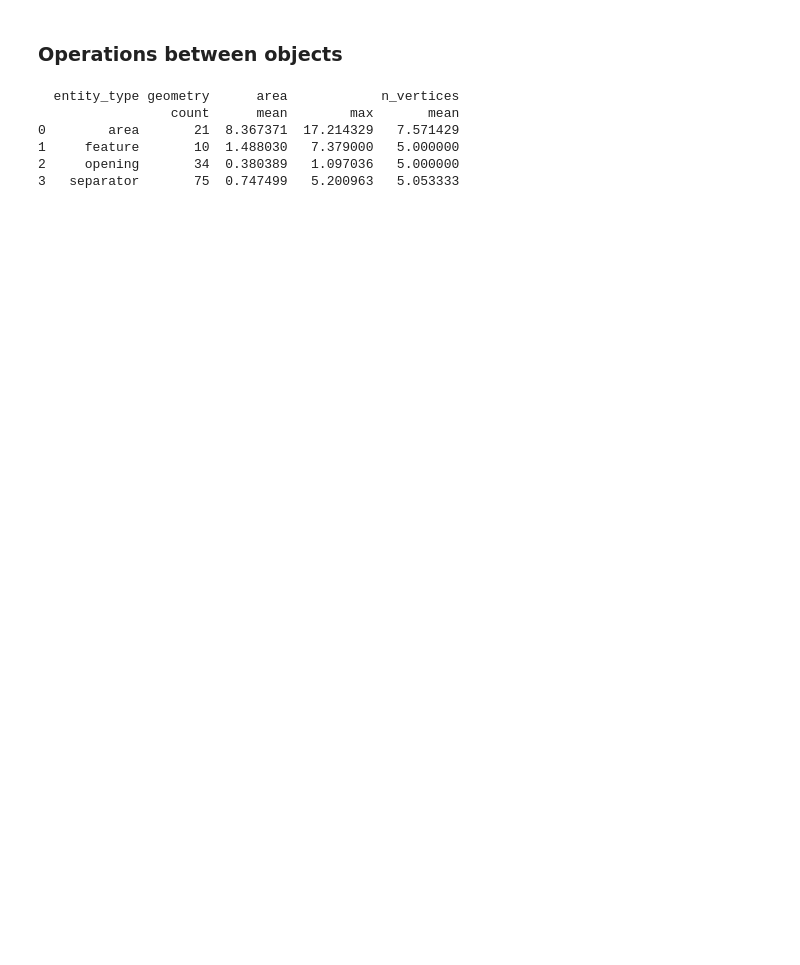
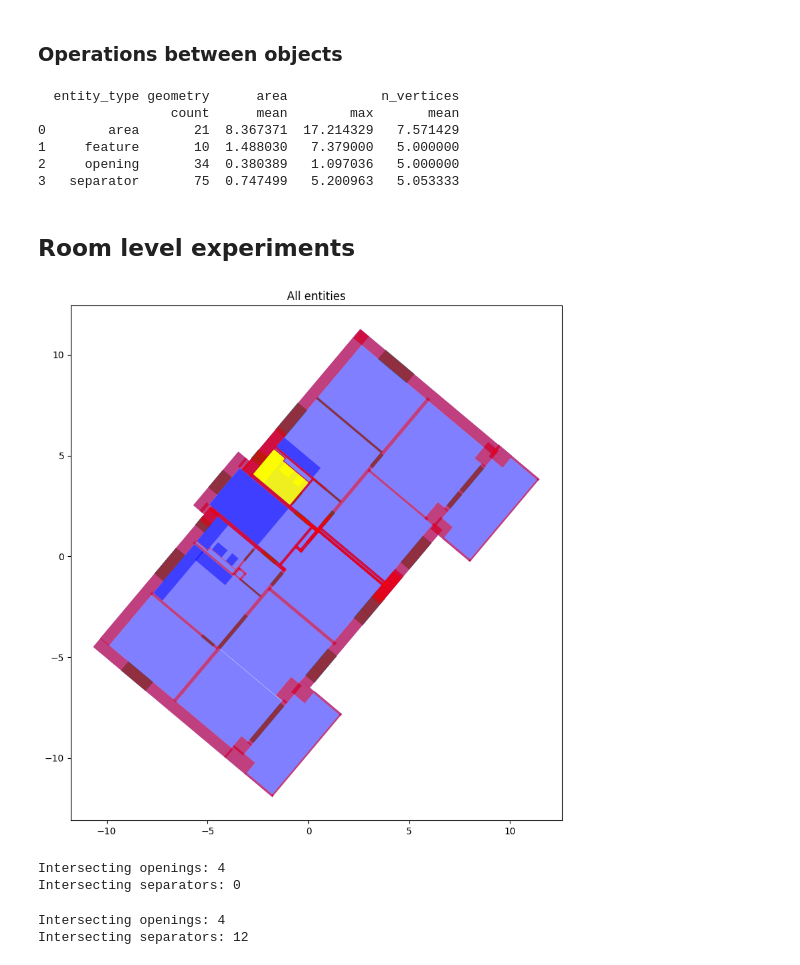
Before and after one commit to snt-arg/msd, a Jupyter notebook: NB - Data Curation 0 - Dataset Exploration.ipynb, the cells around one changed output. Saved outputs shown, nothing was run; the diff lists cells and outputs as text; code cells hidden in the pictures; blank space fills up the shorter version.

```diff
--- a/NB - Data Curation 0 - Dataset Exploration.ipynb
+++ b/NB - Data Curation 0 - Dataset Exploration.ipynb
@@ -401,3 +401,47 @@ print(grouped[['entity_type', 'geometry', 'area', 'n_vertices']])
 1     feature       10  1.488030   7.379000   5.000000
 2     opening       34  0.380389   1.097036   5.000000
 3   separator       75  0.747499   5.200963   5.053333
+# %% [markdown]
+## Room level experiments
+# %%
+# select all openings and separators
+opening = floor[floor['entity_type'] == 'opening']
+separator = floor[floor['entity_type'] == 'separator']
+
+#Select a room_id
+room_ids = gdf['area_id'].unique()
+room = gdf[gdf['area_id'] == room_ids[0]].copy()
+
+#plot all entities in one image
+fig, ax = plt.subplots(1, 1, figsize=(10, 10))
+
+floor.plot(ax=ax, color='blue', alpha=0.5)
+opening.plot(ax=ax, color='green', alpha=0.5)
+separator.plot(ax=ax, color='red', alpha=0.5)
+room.plot(ax=ax, color='yellow', alpha=0.5)
+
+plt.title("All entities")
+plt.show()
+# %% [output]
+[figure, added]
+# %%
+#search all separators and opetings which geometry intersects with the room geometry
+intersecting_openings = opening[opening.intersects(room.geometry.iloc[0])]
+intersecting_separators = separator[separator.intersects(room.geometry.iloc[0])]
+print(f"Intersecting openings: {len(intersecting_openings)}")
+print(f"Intersecting separators: {len(intersecting_separators)}")
+# %% [output]
+Intersecting openings: 4
+Intersecting separators: 0
+# %%
+#buffer the room geometry to find all intersecting entities
+room_copy = room.copy()
+room_copy.geometry = room_copy.geometry.buffer(0.01)
+intersecting_openings = opening[opening.intersects(room_copy.geometry.iloc[0])]
+intersecting_separators = separator[separator.intersects(room_copy.geometry.iloc[0])]
+
+print(f"Intersecting openings: {len(intersecting_openings)}")
+print(f"Intersecting separators: {len(intersecting_separators)}")
+# %% [output]
+Intersecting openings: 4
+Intersecting separators: 12
```
Also changed, not shown: parts of 11 cells of this notebook.
